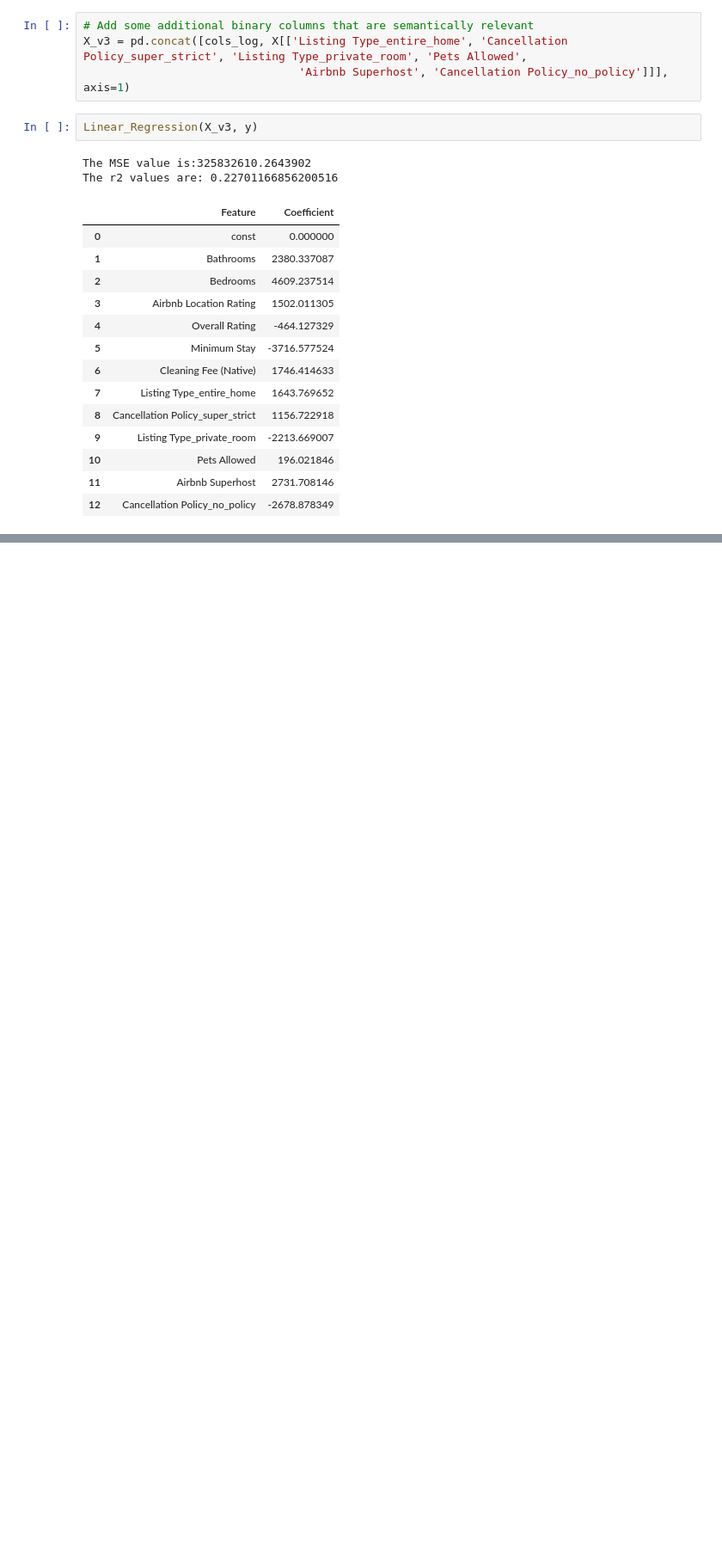
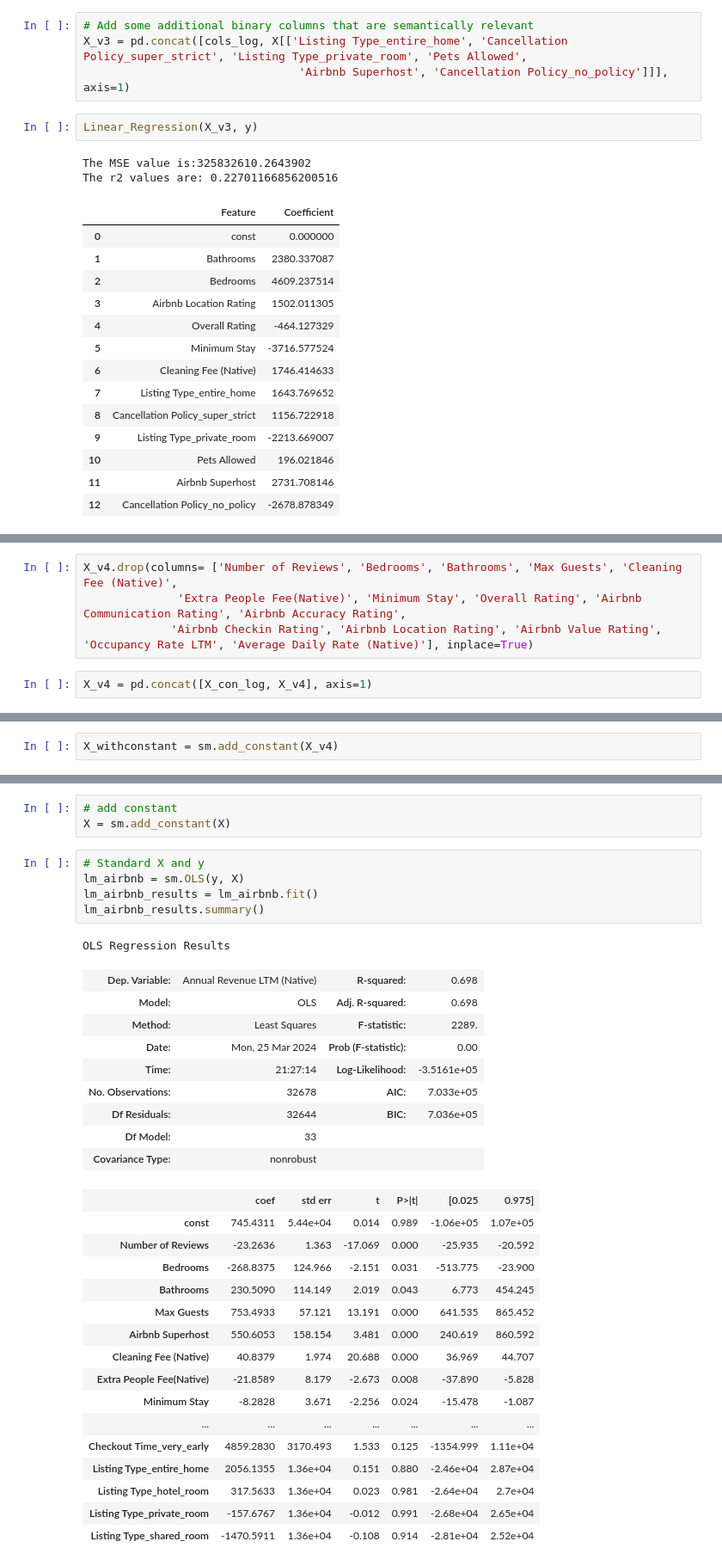
Before and after one commit to BMedlam/Accounting-For-Taste, a Jupyter notebook: Initial Modelling - Capstone.ipynb, the cells around one changed output, grey strips where cells are left out. Shown at 86% size. Saved outputs shown, nothing was run; the diff lists cells and outputs as text; blank space fills up the shorter version.

```diff
--- a/Initial Modelling - Capstone.ipynb
+++ b/Initial Modelling - Capstone.ipynb
@@ -551,0 +655,6 @@ The r2 values are: 0.22701166856200516
+# %%
+X_v4.drop(columns= ['Number of Reviews', 'Bedrooms', 'Bathrooms', 'Max Guests', 'Cleaning Fee (Native)',
+              'Extra People Fee(Native)', 'Minimum Stay', 'Overall Rating', 'Airbnb Communication Rating', 'Airbnb Accuracy Rating',
+             'Airbnb Checkin Rating', 'Airbnb Location Rating', 'Airbnb Value Rating', 'Occupancy Rate LTM', 'Average Daily Rate (Native)'], inplace=True)
+# %%
+X_v4 = pd.concat([X_con_log, X_v4], axis=1)
@@ -551,0 +663,2 @@ The r2 values are: 0.22701166856200516
+# %%
+X_withconstant = sm.add_constant(X_v4)
@@ -551,0 +762,35 @@ The r2 values are: 0.22701166856200516
+# %%
+# add constant
+X = sm.add_constant(X)
+# %%
+# Standard X and y
+lm_airbnb = sm.OLS(y, X)
+lm_airbnb_results = lm_airbnb.fit()
+lm_airbnb_results.summary()
+# %% [output]
+OLS Regression Results
+| Dep. Variable: | Annual Revenue LTM (Native) | R-squared: | 0.698 |
+| Model: | OLS | Adj. R-squared: | 0.698 |
+| Method: | Least Squares | F-statistic: | 2289. |
+| Date: | Mon, 25 Mar 2024 | Prob (F-statistic): | 0.00 |
+| Time: | 21:27:14 | Log-Likelihood: | -3.5161e+05 |
+| No. Observations: | 32678 | AIC: | 7.033e+05 |
+| Df Residuals: | 32644 | BIC: | 7.036e+05 |
+| Df Model: | 33 |  |  |
+| Covariance Type: | nonrobust |  |  |
+|  | coef | std err | t | P>|t| | [0.025 | 0.975] |
+| const | 745.4311 | 5.44e+04 | 0.014 | 0.989 | -1.06e+05 | 1.07e+05 |
+| Number of Reviews | -23.2636 | 1.363 | -17.069 | 0.000 | -25.935 | -20.592 |
+| Bedrooms | -268.8375 | 124.966 | -2.151 | 0.031 | -513.775 | -23.900 |
+| Bathrooms | 230.5090 | 114.149 | 2.019 | 0.043 | 6.773 | 454.245 |
+| Max Guests | 753.4933 | 57.121 | 13.191 | 0.000 | 641.535 | 865.452 |
+| Airbnb Superhost | 550.6053 | 158.154 | 3.481 | 0.000 | 240.619 | 860.592 |
+| Cleaning Fee (Native) | 40.8379 | 1.974 | 20.688 | 0.000 | 36.969 | 44.707 |
+| Extra People Fee(Native) | -21.8589 | 8.179 | -2.673 | 0.008 | -37.890 | -5.828 |
+| Minimum Stay | -8.2828 | 3.671 | -2.256 | 0.024 | -15.478 | -1.087 |
+| ... | ... | ... | ... | ... | ... | ... |
+| Checkout Time_very_early | 4859.2830 | 3170.493 | 1.533 | 0.125 | -1354.999 | 1.11e+04 |
+| Listing Type_entire_home | 2056.1355 | 1.36e+04 | 0.151 | 0.880 | -2.46e+04 | 2.87e+04 |
+| Listing Type_hotel_room | 317.5633 | 1.36e+04 | 0.023 | 0.981 | -2.64e+04 | 2.7e+04 |
+| Listing Type_private_room | -157.6767 | 1.36e+04 | -0.012 | 0.991 | -2.68e+04 | 2.65e+04 |
+| Listing Type_shared_room | -1470.5911 | 1.36e+04 | -0.108 | 0.914 | -2.81e+04 | 2.52e+04 |
```
Also changed, not shown: parts of 31 cells of this notebook, 2 other files.
